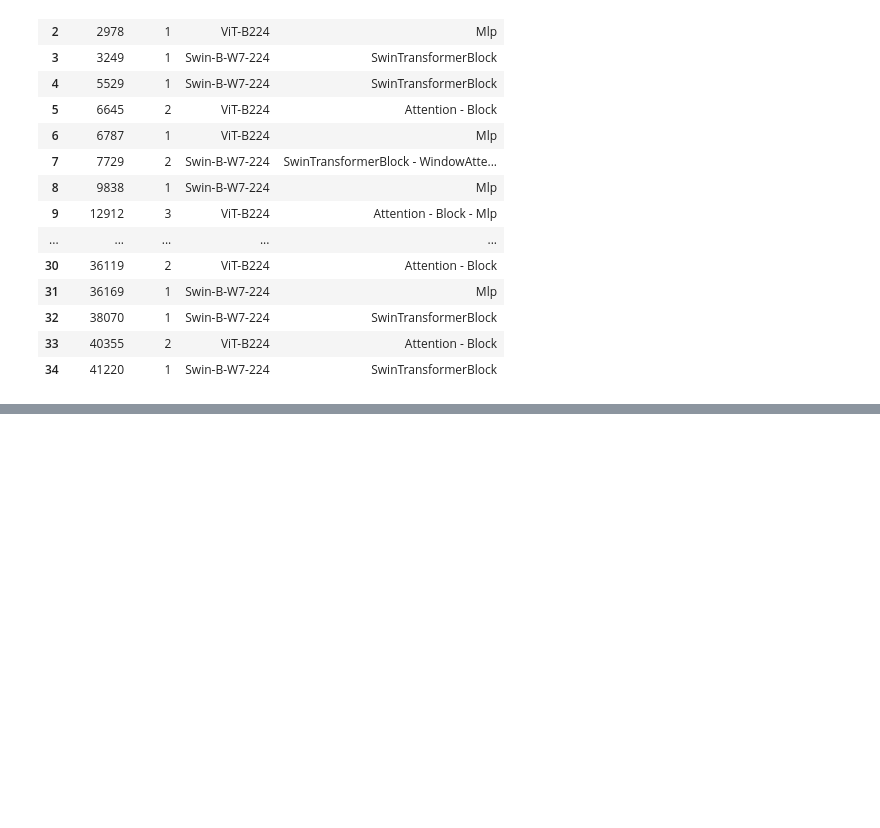
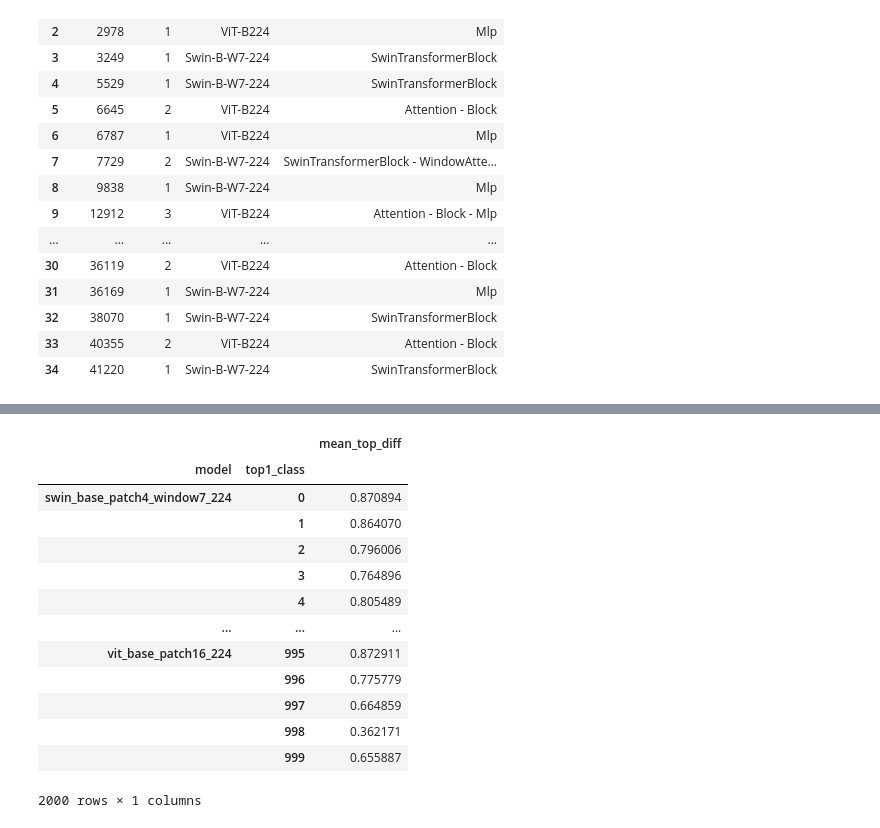
Before and after one commit to lucasrqt/ViT-FI, a Jupyter notebook: quick_analysis.ipynb, the cells around one changed output, grey strips where cells are left out. Saved outputs shown, nothing was run; the diff lists cells and outputs as text; code cells hidden in the pictures; blank space fills up the shorter version.

```diff
--- a/quick_analysis.ipynb
+++ b/quick_analysis.ipynb
@@ -457,0 +552,28 @@ err_magnitude
+# %%
+ff_df = []
+for model, df in final_dfs:
+    grouped_df = df
+    grouped_df["model"] = model
+    grouped_df = df.groupby(["model", "top1_class"]).agg({
+        "top_diff": "mean",
+    })
+    grouped_df = grouped_df.rename(columns={"top_diff": "mean_top_diff"})
+    ff_df.append(grouped_df)
+
+ff_df = pd.concat(ff_df)
+ff_df
+# %% [output]
+|  |  | mean_top_diff |
+| model | top1_class |  |
+| swin_base_patch4_window7_224 | 0 | 0.870894 |
+|  | 1 | 0.864070 |
+|  | 2 | 0.796006 |
+|  | 3 | 0.764896 |
+|  | 4 | 0.805489 |
+| ... | ... | ... |
+| vit_base_patch16_224 | 995 | 0.872911 |
+|  | 996 | 0.775779 |
+|  | 997 | 0.664859 |
+|  | 998 | 0.362171 |
+|  | 999 | 0.655887 |
+2000 rows × 1 columns
```
Also changed, not shown: parts of 9 cells of this notebook, 3 other files.
